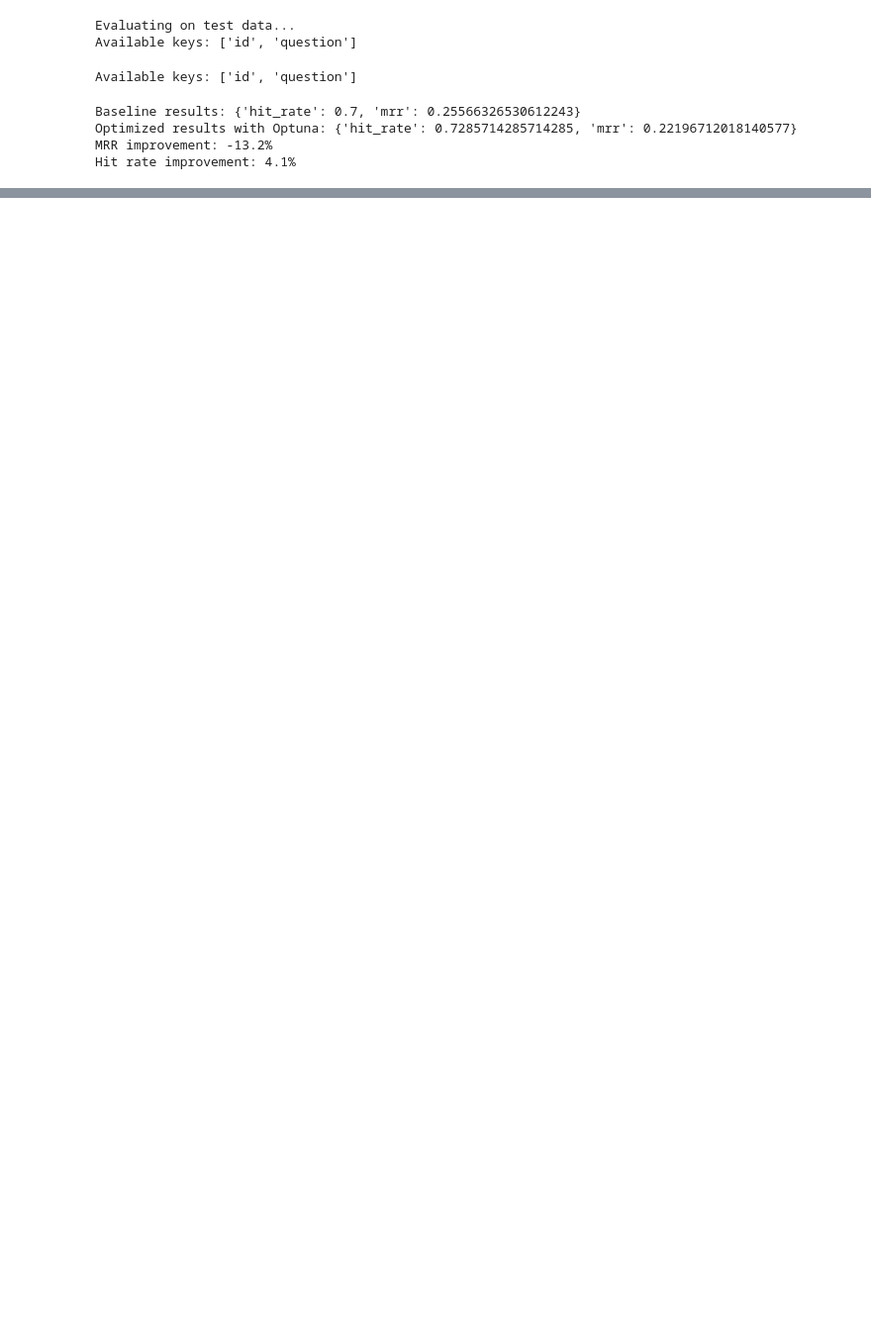
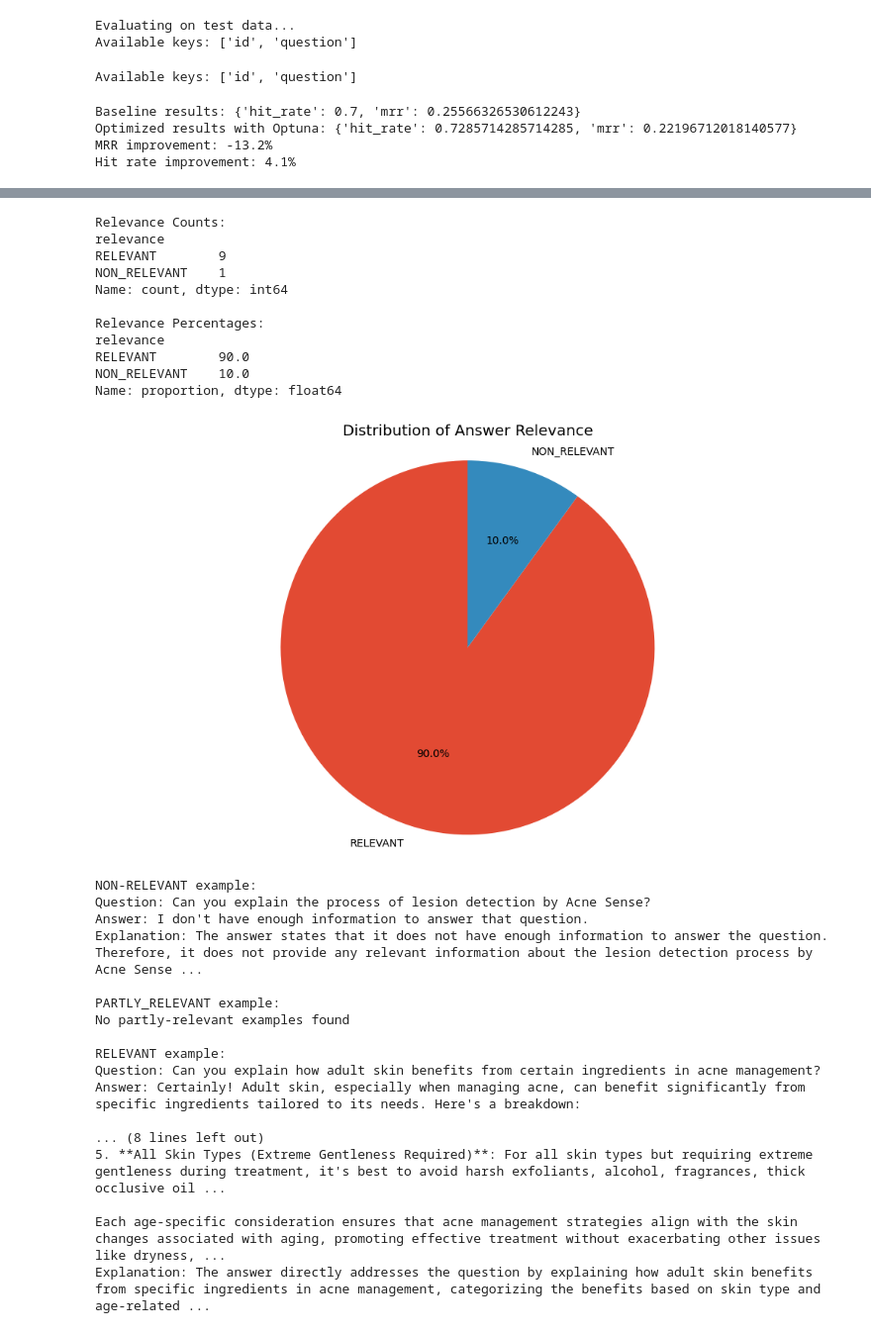
Before and after one commit to andyathsid/acnesense-web-monorepo, a Jupyter notebook: ml/llm/notebooks/rag-test.ipynb, the cells around one changed output, grey strips where cells are left out. Shown at 99% size. Cells and saved outputs as stored; diff of their text form; code cells hidden in the pictures; blank space fills up the shorter version.

Commit message:
chore(llm): add rag evaluation

```diff
--- a/ml/llm/notebooks/rag-test.ipynb
+++ b/ml/llm/notebooks/rag-test.ipynb
@@ -656,0 +780,62 @@ Hit rate improvement: 4.1%
+# %%
+# Run evaluation with smaller sample size while testing
+test_evaluations = run_evaluation(sample_size=10)
+test_df = analyze_evaluation_results(test_evaluations)
+
+# Look at examples of different relevance categories
+print("\nNON-RELEVANT example:")
+if len(test_df[test_df.relevance == 'NON_RELEVANT']) > 0:
+    example = test_df[test_df.relevance == 'NON_RELEVANT'].iloc[0]
+    print(f"Question: {example.question}")
+    print(f"Answer: {example.answer}")
+    print(f"Explanation: {example.explanation}")
+else:
+    print("No non-relevant examples found")
+
+print("\nPARTLY_RELEVANT example:")
+if len(test_df[test_df.relevance == 'PARTLY_RELEVANT']) > 0:
+    example = test_df[test_df.relevance == 'PARTLY_RELEVANT'].iloc[0]
+    print(f"Question: {example.question}")
+    print(f"Answer: {example.answer}")
+    print(f"Explanation: {example.explanation}")
+else:
+    print("No partly-relevant examples found")
+
+print("\nRELEVANT example:")
+if len(test_df[test_df.relevance == 'RELEVANT']) > 0:
+    example = test_df[test_df.relevance == 'RELEVANT'].iloc[0]
+    print(f"Question: {example.question}")
+    print(f"Answer: {example.answer}")
+    print(f"Explanation: {example.explanation}")
+else:
+    print("No relevant examples found")
+# %% [output]
+Relevance Counts:
+relevance
+RELEVANT        9
+NON_RELEVANT    1
+Name: count, dtype: int64
+
+Relevance Percentages:
+relevance
+RELEVANT        90.0
+NON_RELEVANT    10.0
+Name: proportion, dtype: float64
+[figure, added]
+NON-RELEVANT example:
+Question: Can you explain the process of lesion detection by Acne Sense?
+Answer: I don't have enough information to answer that question.
+Explanation: The answer states that it does not have enough information to answer the question. Therefore, it does not provide any relevant information about the lesion detection process by Acne Sense ...
+
+PARTLY_RELEVANT example:
+No partly-relevant examples found
+
+RELEVANT example:
+Question: Can you explain how adult skin benefits from certain ingredients in acne management?
+Answer: Certainly! Adult skin, especially when managing acne, can benefit significantly from specific ingredients tailored to its needs. Here's a breakdown:
+
+... (8 lines left out)
+5. **All Skin Types (Extreme Gentleness Required)**: For all skin types but requiring extreme gentleness during treatment, it's best to avoid harsh exfoliants, alcohol, fragrances, thick occlusive oil ...
+
+Each age-specific consideration ensures that acne management strategies align with the skin changes associated with aging, promoting effective treatment without exacerbating other issues like dryness, ...
+Explanation: The answer directly addresses the question by explaining how adult skin benefits from specific ingredients in acne management, categorizing the benefits based on skin type and age-related ...
```
Also changed, not shown: parts of 15 cells of this notebook, 1 other file.
